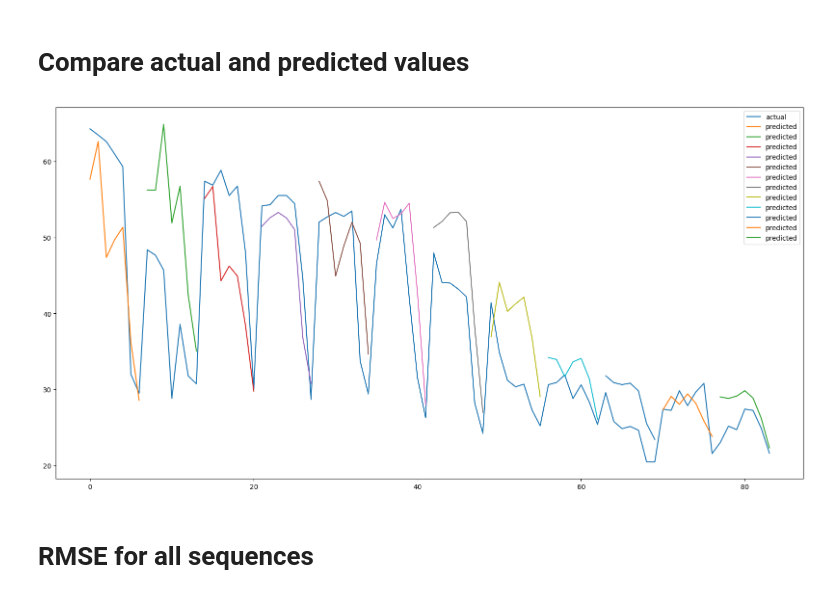
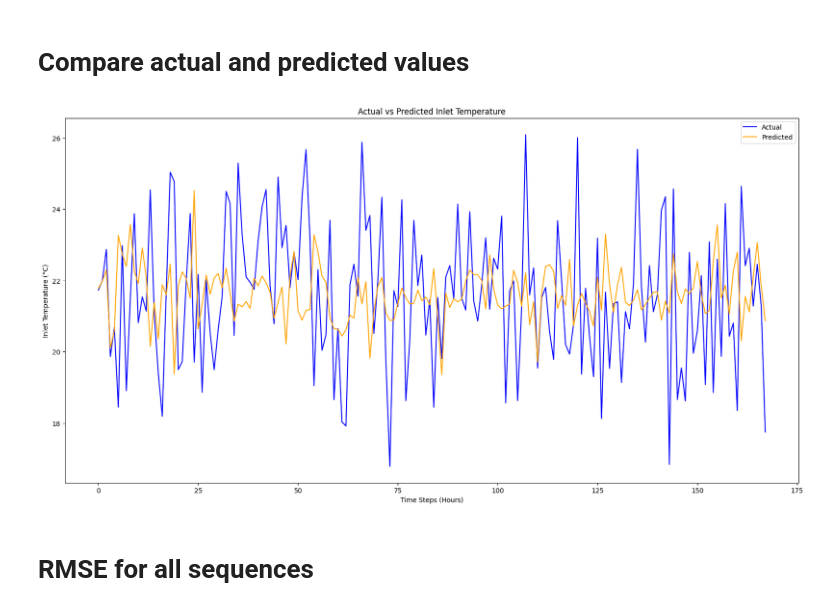
Before and after one commit to ha2ardbunny/Hybrid-Deep-Learning-DRL-Data-Center-Thermal-Management, a Jupyter notebook: CNN_LSTM_univariate_multistep_output_github_2023.ipynb, the cells around one changed output. Drawn from its saved outputs; the diff is of its cells as text; code cells hidden in the pictures.

```diff
--- a/CNN_LSTM_univariate_multistep_output_github_2023.ipynb
+++ b/CNN_LSTM_univariate_multistep_output_github_2023.ipynb
@@ -320,24 +308,27 @@ None
 [figure]
 # %% [markdown]
 # Compare actual and predicted values
-# %%
-def plot_predictions(actual, predicted):
-    fig = plt.figure(figsize=(20,10))
-    plt.plot(actual, label='actual')
-    for i in range(0, len(predicted), n_output):
-        plt.plot(np.array(range(0+i, i+n_output)), predicted[0+i : i+n_output], label = 'predicted')
-    plt.legend()
-    plt.show()
-
-# flatten actual and predictions data
-actual = df.tail(nwp*n_output).iloc[: , 0].values
-# actual_flat = actual.reshape(actual.shape[0]*actual.shape[1])
-predictions_flat = predictions.reshape(predictions.shape[0]*predictions.shape[1])
-
-# plot actual vs predicted
-plot_predictions(actual, predictions_flat)
-# %% [output]
-[figure, removed]
+# %%
+def plot_predictions(actual, predicted, n_output):
+    fig = plt.figure(figsize=(20, 10))
+    plt.plot(actual, label='Actual', color='blue')
+    plt.plot(predicted, label='Predicted', color='orange')
+    plt.xlabel('Time Steps (Hours)')
+    plt.ylabel('Inlet Temperature (°C)')
+    plt.title('Actual vs Predicted Inlet Temperature')
+    plt.legend()
+    plt.show()
+
+# actual values from test set
+actual = y_test  # already a 1D numpy array
+
+# predictions is already 1D, no reshape needed
+predictions_flat = predictions
+
+# plot
+plot_predictions(actual, predictions_flat, n_output)
+# %% [output]
+[figure, added]
 # %% [markdown]
 # RMSE for all sequences
 # %%
```
Also changed, not shown: parts of 15 cells of this notebook.
